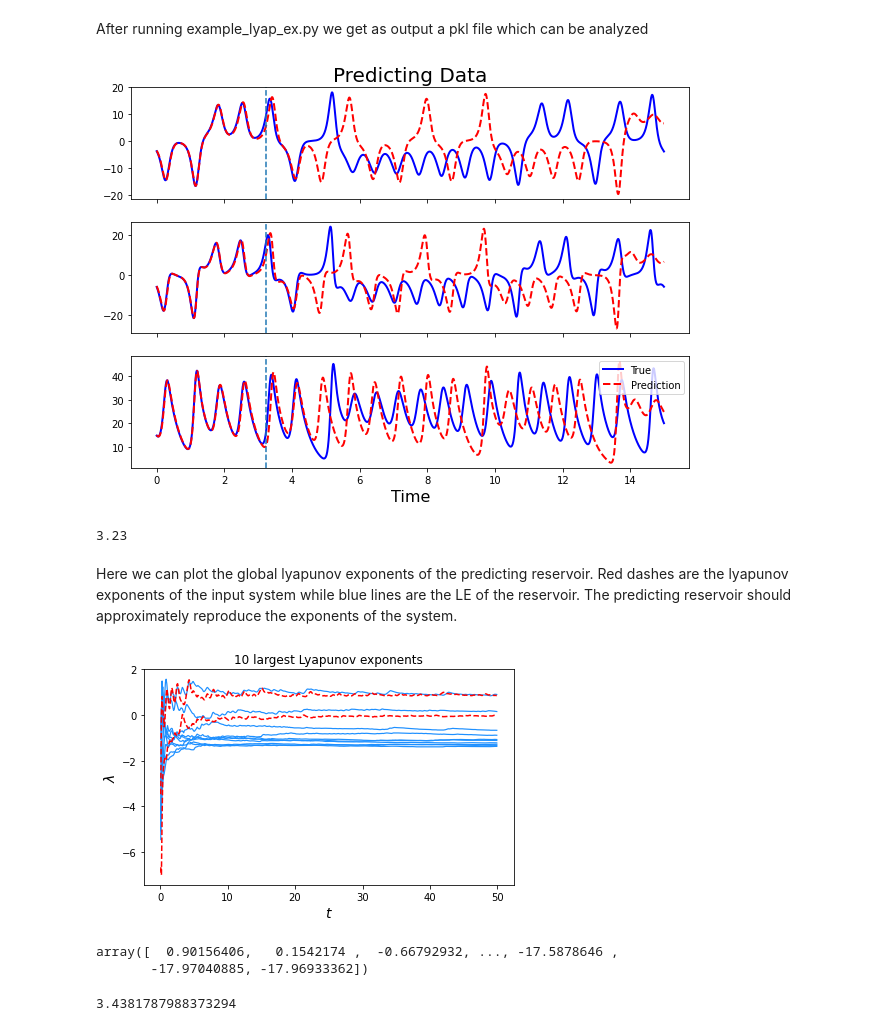
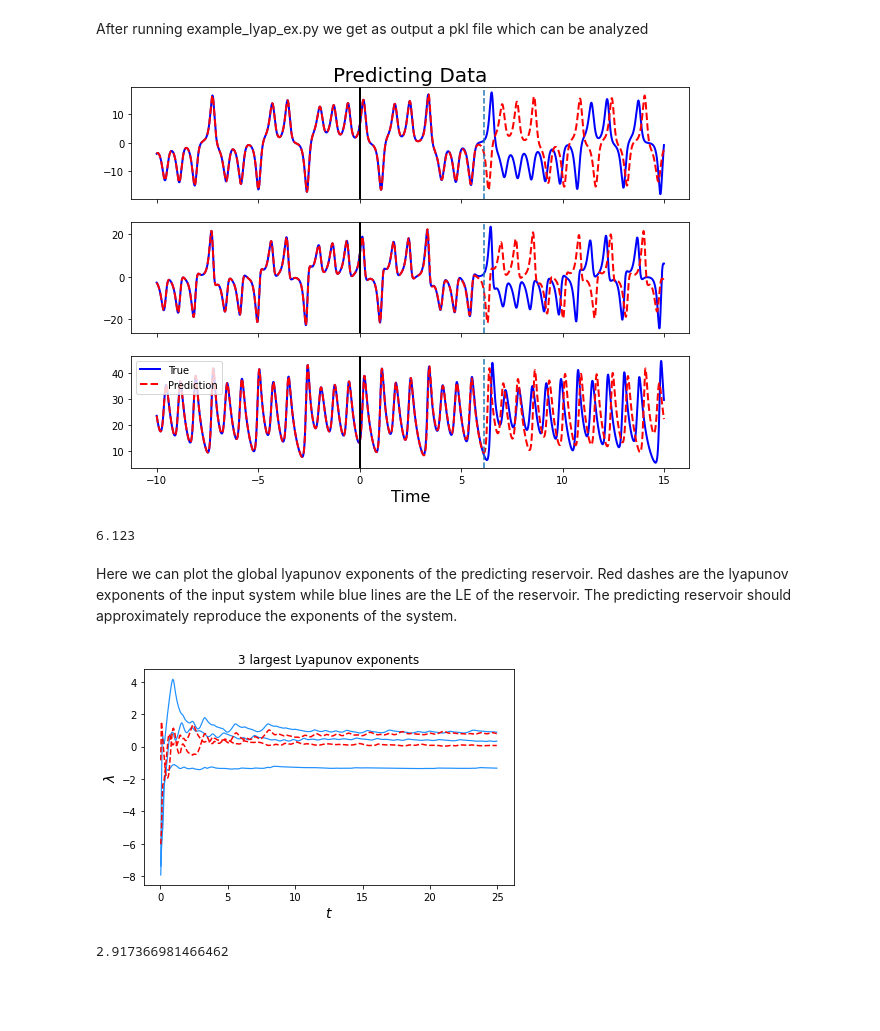
Before and after one commit to japlatt/reservoir, a Jupyter notebook: examples/Example_lyap_ex.ipynb, the cells around one changed output. Drawn from its saved outputs; the diff is of its cells as text; code cells hidden in the pictures; blank space fills up the shorter version.

```diff
--- a/examples/Example_lyap_ex.ipynb
+++ b/examples/Example_lyap_ex.ipynb
@@ -8,24 +8,24 @@ sys.path.insert(1, '../')
 # %% [markdown]
 After running example_lyap_ex.py we get as output a pkl file which can be analyzed
 # %%
-with open('Lor63_N2000.pkl', 'rb') as reservoir:
+with open('results/Lor63_N2000.pkl', 'rb') as reservoir:
     lor63_N2000 = dill.load(reservoir)
 # %%
 lor63_N2000.predict(15, acc = 3)
 # %% [output]
-[figure, old version]
+[figure, new version]
-3.23
+6.123
 # %% [markdown]
 Here we can plot the global lyapunov exponents of the predicting reservoir. Red dashes are the lyapunov exponents of the input system while blue lines are the LE of the reservoir.  The predicting reservoir should approximately reproduce the exponents of the system.
 # %%
-lor63_N2000.plotLE(10)
+lor63_N2000.ifsave = True
+lor63_N2000.plotLE(3)
 lor63_N2000.LE[-1]
+lor63_N2000.ifsave = False
 # %% [output]
-[figure, old version]
+[figure, new version]
-array([  0.90156406,   0.1542174 ,  -0.66792932, ..., -17.5878646 ,
-       -17.97040885, -17.96933362])
 # %%
 #Kaplan-Yorke dimension of the reservoir
 lor63_N2000.getKYDim()
 # %% [output]
-3.4381787988373294
+2.917366981466462
```
Also changed, not shown: parts of 1 cell of this notebook, 1 other file.
